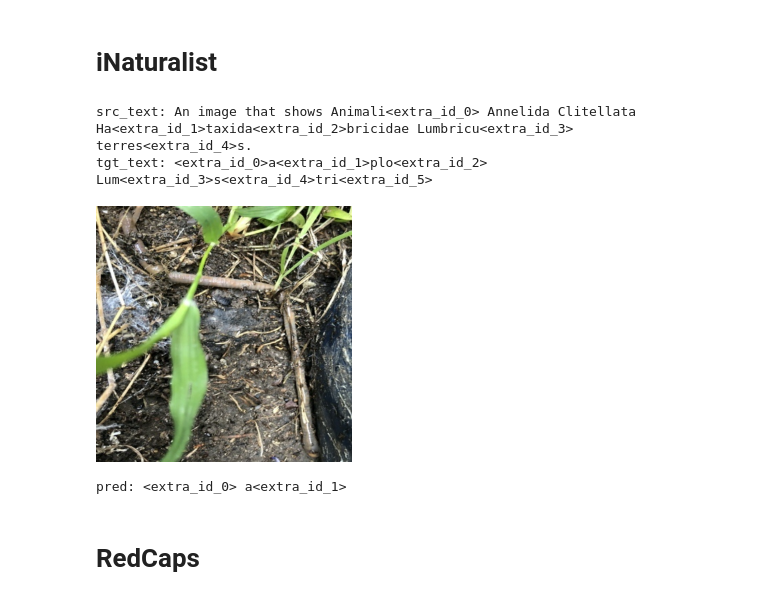
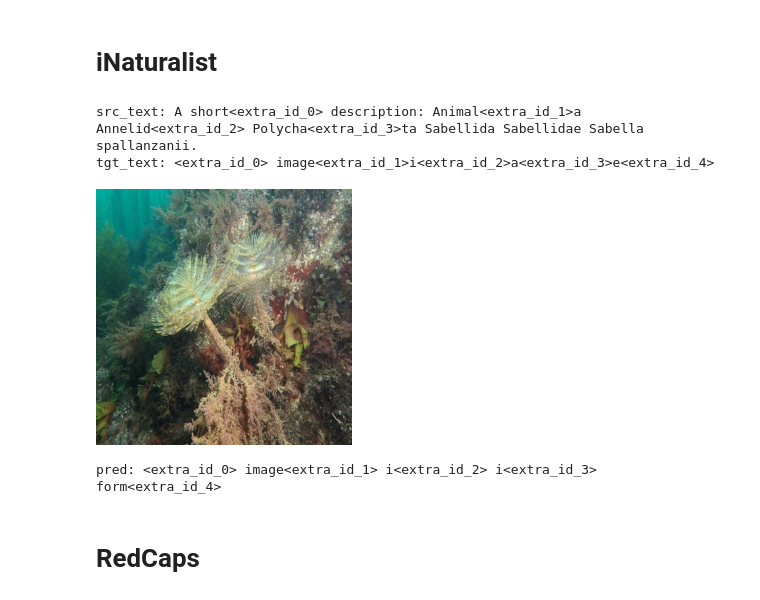
Before and after one commit to k-yanase9/KLab_MultiModalModel, a Jupyter notebook: visualization.ipynb, the cells around one changed output. Cells and saved outputs as stored; diff of their text form; code cells hidden in the pictures.

```diff
--- a/visualization.ipynb
+++ b/visualization.ipynb
@@ -124,14 +124,15 @@ pred: <extra_id_0>.<extra_id_1> a<extra_id_3> a<extra_id_4> a<extra_id_4> a<extr
 # iNaturalist
 # %%
 from data import get_dataset
-train_dataset = get_dataset(args, dataset_name='inaturalist', phase='train', src_tokenizer=src_tokenizer, tgt_tokenizer=tgt_tokenizer)
-# val_dataset = get_dataset(args, dataset_name='inaturalist', phase='val', src_tokenizer=src_tokenizer, tgt_tokenizer=tgt_tokenizer)
-show_result(train_dataset, idx=10)
+# train_dataset = get_dataset(args, dataset_name='inaturalist', phase='train', src_tokenizer=src_tokenizer, tgt_tokenizer=tgt_tokenizer)
+val_dataset = get_dataset(args, dataset_name='inaturalist', phase='val', src_tokenizer=src_tokenizer, tgt_tokenizer=tgt_tokenizer)
-# %% [output]
-src_text: An image that shows Animali<extra_id_0> Annelida Clitellata Ha<extra_id_1>taxida<extra_id_2>bricidae Lumbricu<extra_id_3> terres<extra_id_4>s.
-tgt_text: <extra_id_0>a<extra_id_1>plo<extra_id_2> Lum<extra_id_3>s<extra_id_4>tri<extra_id_5>
-[figure, removed]
-pred: <extra_id_0> a<extra_id_1>
+# %%
+show_result(val_dataset, idx=10)
+# %% [output]
+src_text: A short<extra_id_0> description: Animal<extra_id_1>a Annelid<extra_id_2> Polycha<extra_id_3>ta Sabellida Sabellidae Sabella spallanzanii.
+tgt_text: <extra_id_0> image<extra_id_1>i<extra_id_2>a<extra_id_3>e<extra_id_4>
+[figure, added]
+pred: <extra_id_0> image<extra_id_1> i<extra_id_2> i<extra_id_3> form<extra_id_4>
 # %% [markdown]
 # RedCaps
 # %%
```
Also changed, not shown: parts of 6 cells of this notebook, 1 other file.
